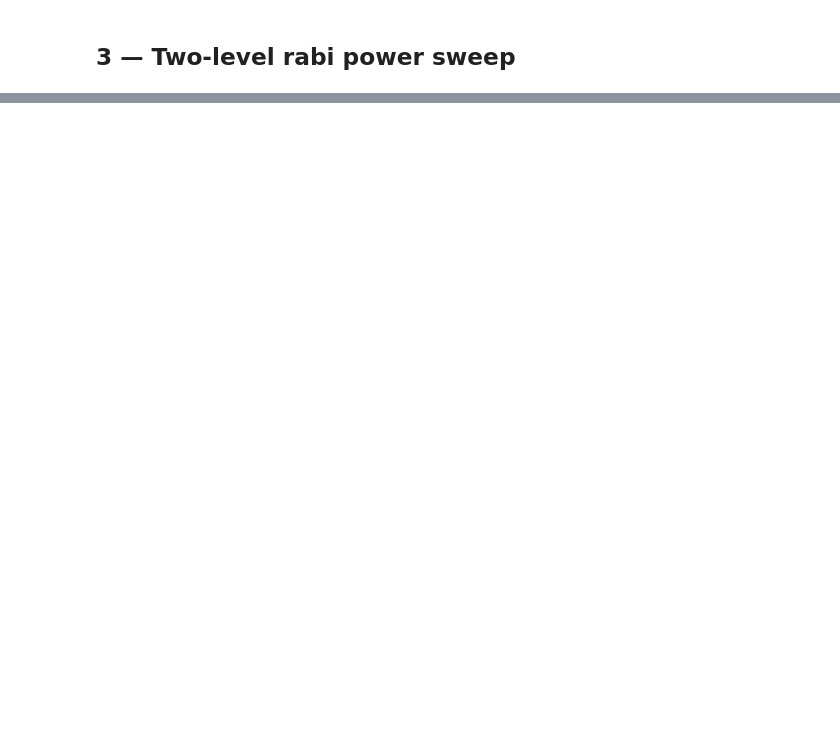
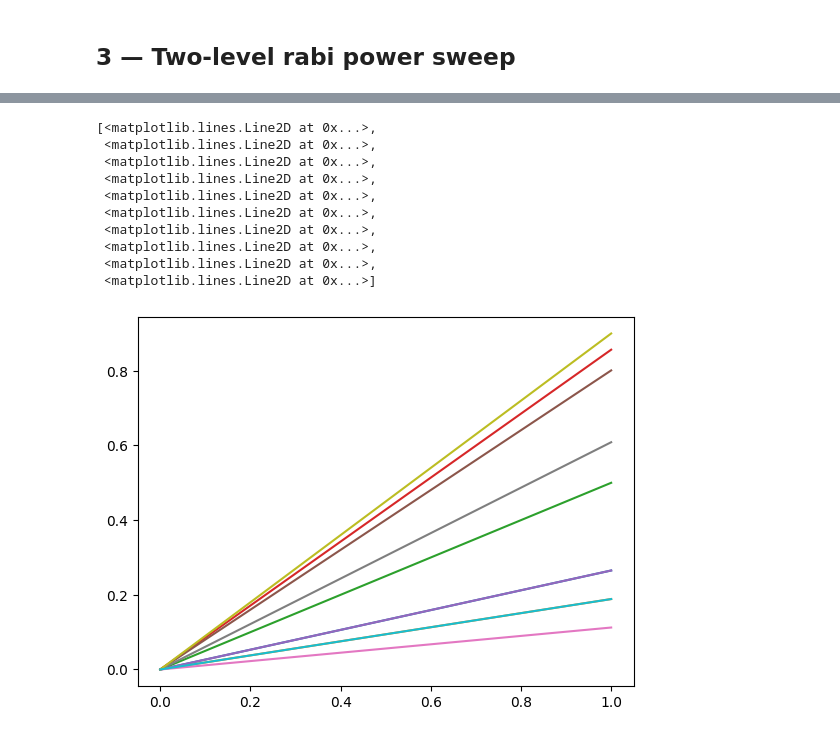
Before and after one commit to arjenvaartjes/Psyduck, a Jupyter notebook: examples/two level rabi/rabi_with_cross_driving.ipynb, the cells around one changed output, grey strips where cells are left out. Cells and saved outputs as stored; diff of their text form; code cells hidden in the pictures; blank space fills up the shorter version.

```diff
--- a/examples/two level rabi/rabi_with_cross_driving.ipynb
+++ b/examples/two level rabi/rabi_with_cross_driving.ipynb
@@ -204,0 +201,14 @@ plt.plot(Iz_populations.T)
+# %%
+plt.plot(state_fidelities.T)
+# %% [output]
+[<matplotlib.lines.Line2D at 0x...>,
+ <matplotlib.lines.Line2D at 0x...>,
+ <matplotlib.lines.Line2D at 0x...>,
+ <matplotlib.lines.Line2D at 0x...>,
+ <matplotlib.lines.Line2D at 0x...>,
+ <matplotlib.lines.Line2D at 0x...>,
+ <matplotlib.lines.Line2D at 0x...>,
+ <matplotlib.lines.Line2D at 0x...>,
+ <matplotlib.lines.Line2D at 0x...>,
+ <matplotlib.lines.Line2D at 0x...>]
+[figure, added]
```
Also changed, not shown: parts of 7 cells of this notebook.
